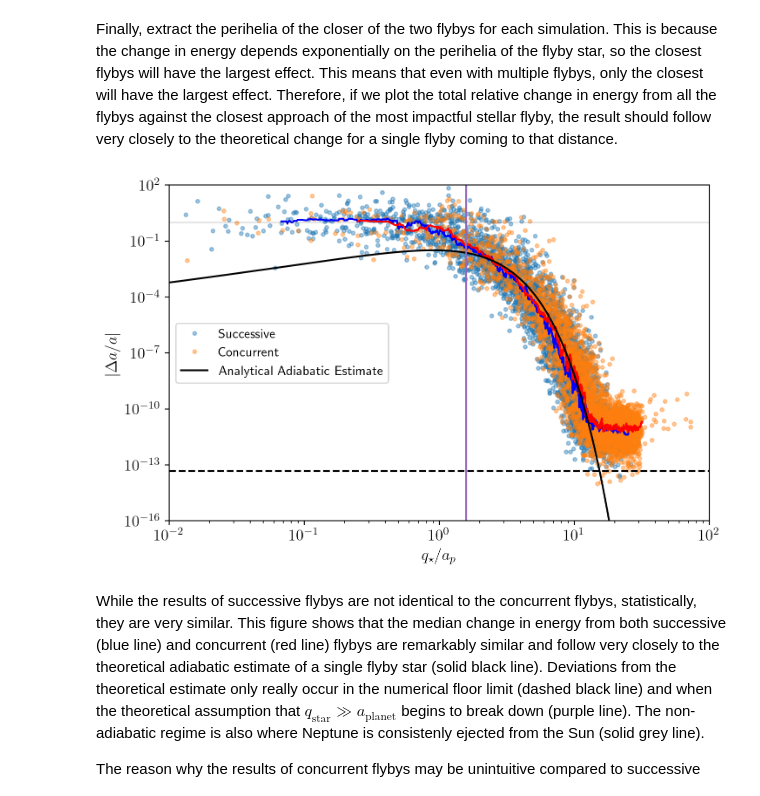
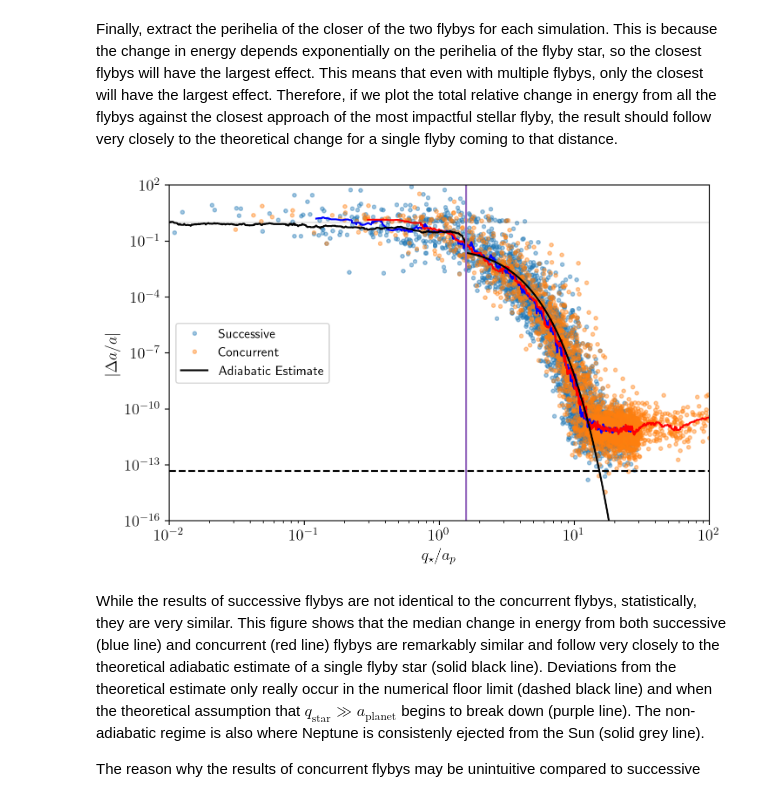
Before and after one commit to zyrxvo/airball, a Jupyter notebook: docs/examples/multiple-flybys.ipynb, the cells around one changed output. Drawn from its saved outputs; the diff is of its cells as text; code cells hidden in the pictures.

Commit message:
Updated example data folder structure.

```diff
--- a/docs/examples/multiple-flybys.ipynb
+++ b/docs/examples/multiple-flybys.ipynb
@@ -74,7 +74,7 @@ def setup(hb=True):
 # %% [markdown]
 Set up an extremely dense open cluster environment and generate some random stars. We'll also visualize the overlapping timelines of a random subset of the concurrent flybys.
 # %%
-nruns = 5000
+nruns = 3000
 nflybys = 2
 
 oc = airball.OpenCluster(stellar_density=1e5)
@@ -82,8 +82,10 @@ try:
     stars = airball.Stars('examples_data/multiple-flybys/stars.stars')
     times = np.load('examples_data/multiple-flybys/times.npy') << oc.units.time
     if times.shape != (nruns, nflybys): raise RuntimeError("Is this the data you intended to use?")
+    print("Using existing data.")
 except:
     stars = oc.random_stars(size=(nruns, nflybys))
     times = oc.cumulative_encounter_times(size=(nruns, nflybys))
     stars.save('examples_data/multiple-flybys/stars.stars')
-    np.save('examples_data/multiple-flybys/times.npy', times.values)
+    np.save('examples_data/multiple-flybys/times.npy', times.value)
+    print("Saved new data.")
@@ -137,9 +141,10 @@ Run the simulations and process the data for plotting. Separate the simulations
 # %%
 try:
-    ss_sims = rebound.SimulationArchive('examples_data/multiple-flybys/successive-sims.sa')
-    cc_sims = rebound.SimulationArchive('examples_data/multiple-flybys/concurrent-sims.sa')
+    ss_sims = rebound.Simulationarchive('examples_data/multiple-flybys/successive-sims.sims')
+    cc_sims = rebound.Simulationarchive('examples_data/multiple-flybys/concurrent-sims.sims')
     ss_q = np.load('examples_data/multiple-flybys/successive-perihelia.npy')
     cc_q = np.load('examples_data/multiple-flybys/concurrent-perihelia.npy')
+    print("Using existing data.")
 except:
     successive_res = joblib.Parallel(n_jobs=-1)(joblib.delayed(run_successive)(stars[n]) for n in range(nruns));
     concurrent_res = joblib.Parallel(n_jobs=-1)(joblib.delayed(run_concurrent)(stars[n], times[n]) for n in range(nruns));
@@ -151,7 +156,8 @@ except:
         cc_sims.append(cc[0])
         ss_q[i], cc_q[i] = ss[1], cc[1]
 
-    airball.tools.save_as_simulationarchive('examples_data/multiple-flybys-successive-sims.sa', ss_sims)
-    airball.tools.save_as_simulationarchive('examples_data/multiple-flybys-concurrent-sims.sa', cc_sims)
-    np.save('examples_data/multiple-flybys-successive-perihelia.npy', ss_q)
-    np.save('examples_data/multiple-flybys-concurrent-perihelia.npy', cc_q)
+    airball.tools.save_as_simulationarchive('examples_data/multiple-flybys/successive-sims.sims', ss_sims)
+    airball.tools.save_as_simulationarchive('examples_data/multiple-flybys/concurrent-sims.sims', cc_sims)
+    np.save('examples_data/multiple-flybys/successive-perihelia.npy', ss_q)
+    np.save('examples_data/multiple-flybys/concurrent-perihelia.npy', cc_q)
+    print("Saved new data.")
@@ -176,26 +184,26 @@ Finally, extract the perihelia of the closer of the two flybys for each simulati
 # %%
 ss_qmin, cc_qmin = np.min(ss_q, axis=1), np.min(cc_q, axis=1)
 ss_inds, cc_inds = np.argsort(ss_qmin), np.argsort(cc_qmin)
 n = 50
 
 plt.rcParams.update({'font.size': 13})
 fig,ax = plt.subplots(1,1, figsize=(8,5), sharex=True, sharey=False)
 ax.loglog(ss_qmin[ss_inds]/a0, ss_da[ss_inds], '.', alpha=0.4, label='Successive')
 ax.loglog(cc_qmin[cc_inds]/a0, cc_da[cc_inds], '.', alpha=0.4, label='Concurrent')
 ax.loglog(mm(ss_qmin[ss_inds]/a0, n), mm(ss_da[ss_inds], n), 'b-')
 ax.loglog(mm(cc_qmin[cc_inds]/a0, n), mm(cc_da[cc_inds], n), 'r-')
-ax.loglog(qs/a0, np.abs(ada), 'k-', label='Analytical Adiabatic Estimate')
+ax.loglog(mm(qs/a0,n), mm(np.abs(ada),n), 'k-', label='Adiabatic Estimate')
 ax.axvline(2**(2/3), c='C4')
 ax.axhline(np.sqrt(nsteps) * 2**-53, c='k', ls='--')
 ax.axhline(1, c='k', ls='-', alpha=0.1)
 ax.set_ylim([1e-16, 1e2])
 ax.set_xlim([1e-2, 1e2])
 ax.set_ylabel(r'$|\Delta a/a|$')
 ax.set_xlabel(r'$q_\star/a_p$')
 ax.legend(prop={'size': 11})
 plt.show()
 # %% [output]
-[figure, old version]
+[figure, new version]
 # %% [markdown]
 While the results of successive flybys are not identical to the concurrent flybys, statistically, they are very similar. This figure shows that the median change in energy from both successive (blue line) and concurrent (red line) flybys are remarkably similar and follow very closely to the theoretical adiabatic estimate of a single flyby star (solid black line). Deviations from the theoretical estimate only really occur in the numerical floor limit (dashed black line) and when the theoretical assumption that $q_\mathrm{star} \gg a_\mathrm{planet}$ begins to break down (purple line). The non-adiabatic regime is also where Neptune is consistenly ejected from the Sun (solid grey line).
 
```
Also changed, not shown: parts of 7 cells of this notebook, 8 other files.
